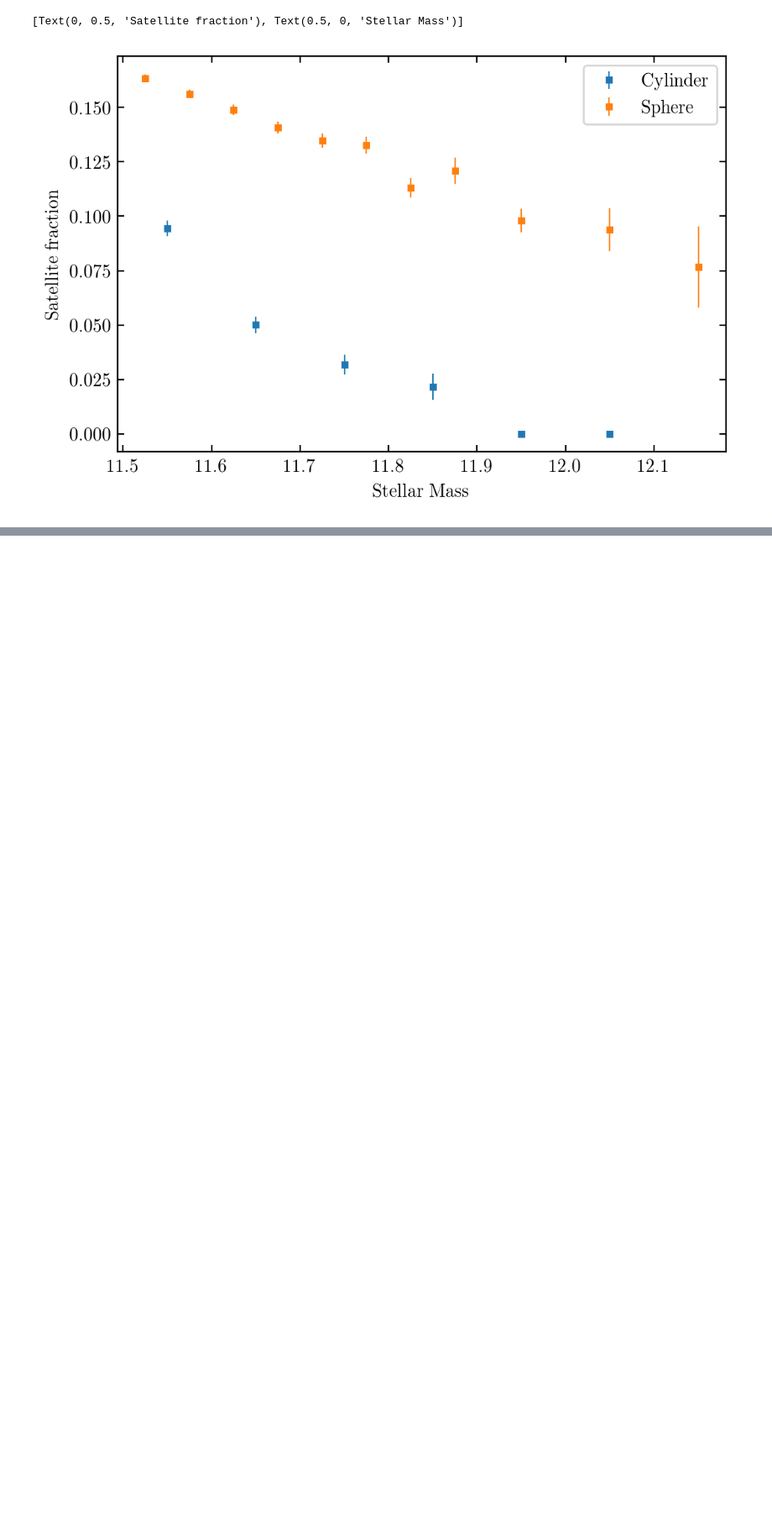
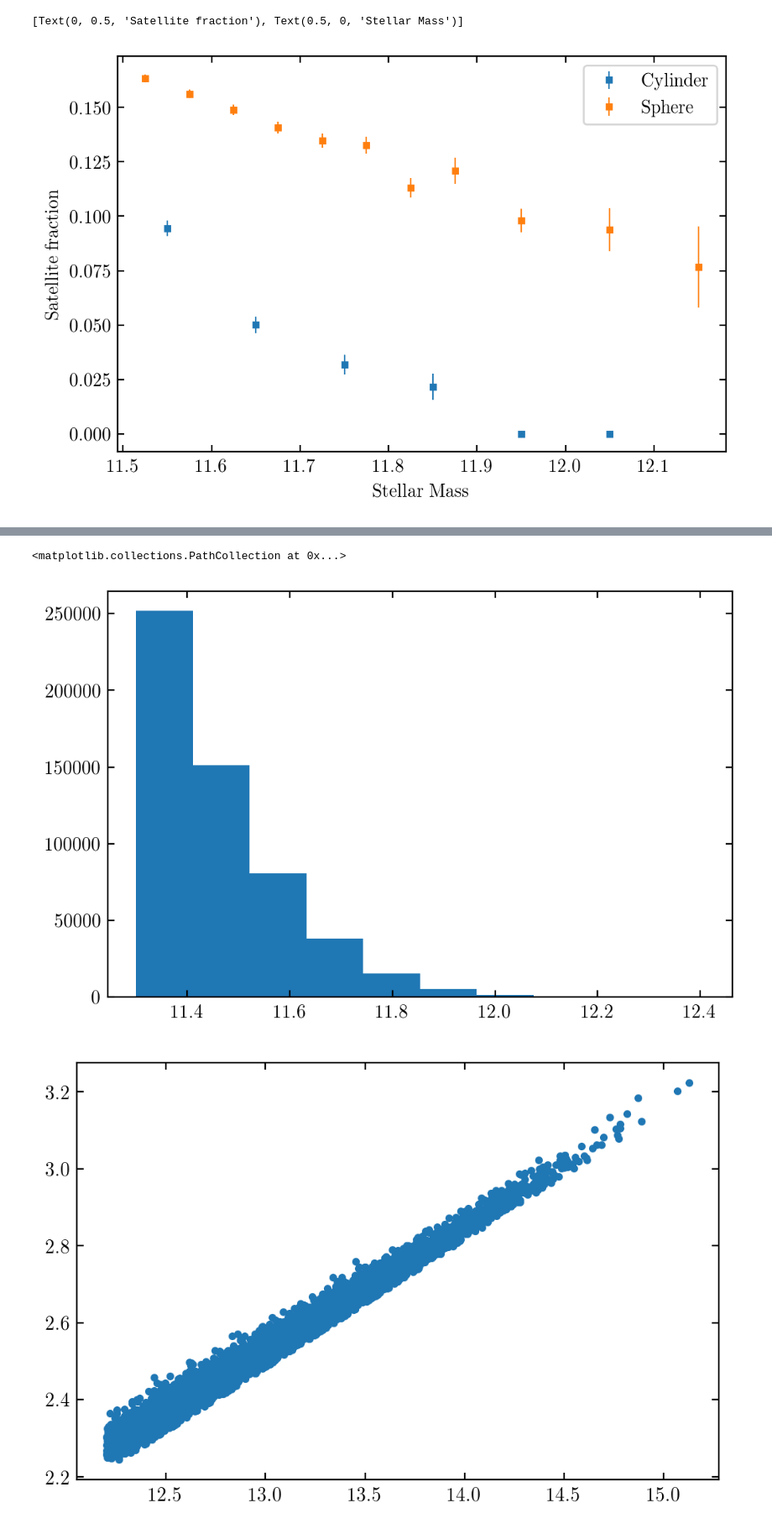
Before and after one commit to gsallabe/thesis_satellite_fraction, a Jupyter notebook: cb/analysis.ipynb, the cells around one changed output, grey strips where cells are left out. Shown at 84% size. Saved outputs shown, nothing was run; the diff lists cells and outputs as text; code cells hidden in the pictures; blank space fills up the shorter version.

```diff
--- a/cb/analysis.ipynb
+++ b/cb/analysis.ipynb
@@ -141,0 +152,13 @@ ax.set(ylabel="Satellite fraction", xlabel="Stellar Mass")
+# %%
+_, ax = plt.subplots()
+ax.hist(np.log10(cens["stellar_mass"]))
+
+_, ax = plt.subplots()
+ax.scatter(
+    np.log10(cens["Mpeak"][::100]),
+    np.log10(cens["Vmax@Mpeak"][::100]),
+)
+# %% [output]
+<matplotlib.collections.PathCollection at 0x...>
+[figure, added]
+[figure, added]
```
Also changed, not shown: parts of 10 cells of this notebook, 7 other files.
